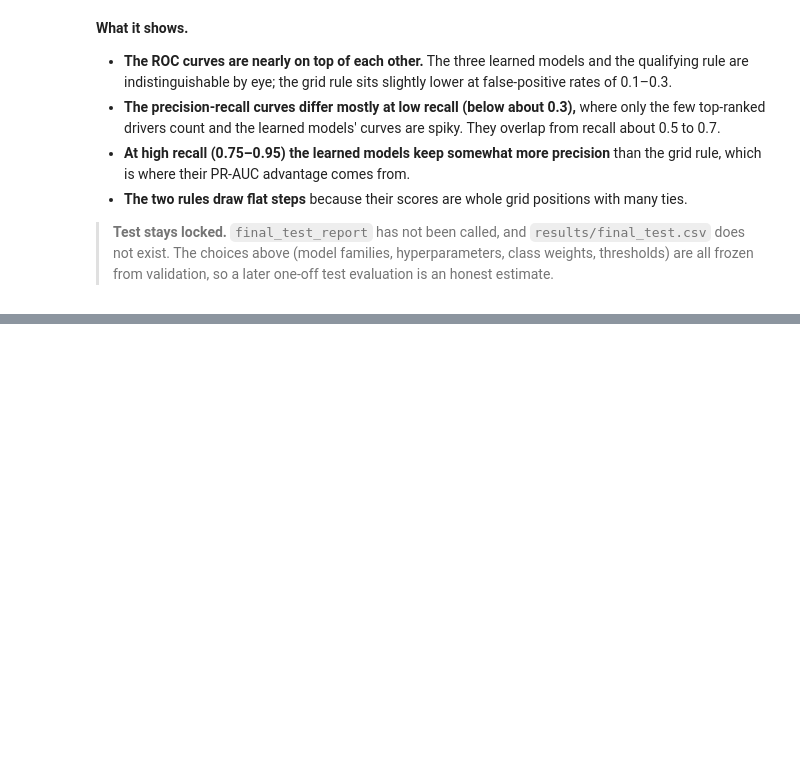
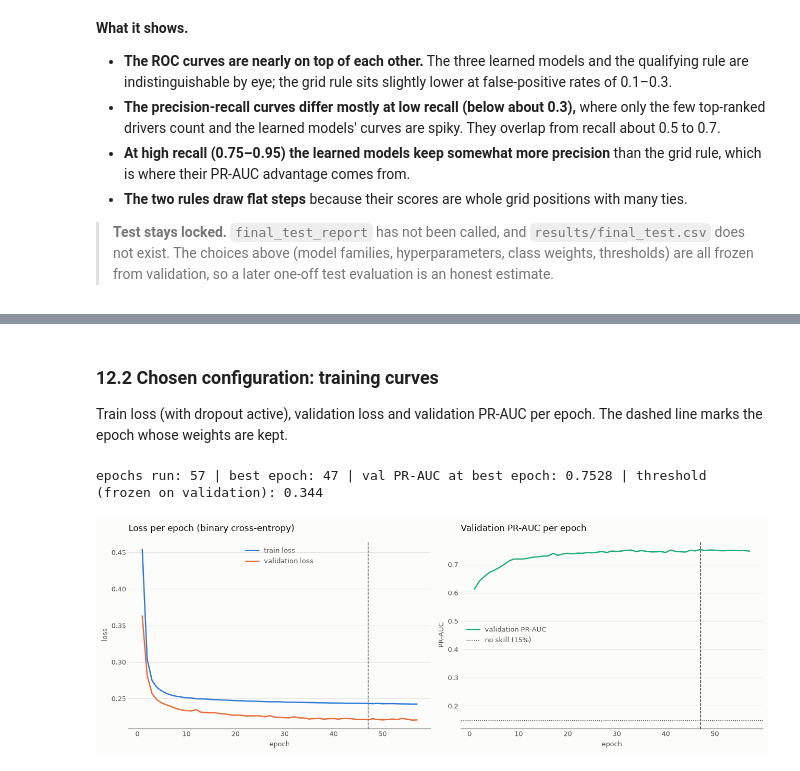
Before and after one commit to YShimy/f1-podium, a Jupyter notebook: notebooks/milestone1.ipynb, the cells around one changed output, grey strips where cells are left out. Saved outputs shown, nothing was run; the diff lists cells and outputs as text; code cells hidden in the pictures; blank space fills up the shorter version.

```diff
--- a/notebooks/milestone1.ipynb
+++ b/notebooks/milestone1.ipynb
@@ -3510,0 +3611,19 @@ plt.show()
+# %%
+import torch
+from f1podium.nn import ShallowNNClassifier
+
+print("torch", torch.__version__, "| cuda available:", torch.cuda.is_available(), "| device: cpu")
+nn_table, nn_best = ev.tune_on_validation("neural network", ShallowNNClassifier, config.NN_GRID, meta, X, y,
+                                          fixed=config.NN_FIXED)
+print(f"validation base rate (PR-AUC chance level): {val_base:.3f}")
+print("chosen:", nn_best)
+
+nn_view = nn_table[["param_hidden_sizes", "param_dropout", "param_weight_decay", "param_lr", "val_pr_auc",
+                    "val_roc_auc", "val_f1", "val_precision", "val_recall", "threshold", "train_pr_auc",
+                    "gap_pr_auc", "best_epoch", "epochs_run"]].copy()
+nn_view.insert(0, "chosen", np.where(nn_table["chosen"], "◄ chosen", ""))
+nn_view["param_hidden_sizes"] = nn_view["param_hidden_sizes"].map(lambda t: "x".join(map(str, t)))
+nn_view.columns = [c.replace("param_", "") for c in nn_view.columns]
+fmt = {c: "{:.3f}" for c in ["val_pr_auc", "val_roc_auc", "val_f1", "val_precision", "val_recall", "threshold",
+                             "train_pr_auc", "gap_pr_auc"]}
+display(nn_view.style.format(fmt).apply(lambda r: ["font-weight: bold" if r["chosen"] else "" for _ in r], axis=1))
@@ -3510,0 +3664,30 @@ plt.show()
+# %% [markdown]
+### 12.2 Chosen configuration: training curves
+
+Train loss (with dropout active), validation loss and validation PR-AUC per epoch. The dashed line marks the epoch whose
+weights are kept.
+# %%
+nn_final = ShallowNNClassifier(**nn_best, **config.NN_FIXED)
+nn_row, nn_final, nn_val_scores = ev.evaluate_train_val("neural network", nn_final, meta, X, y)
+h = nn_final.history_
+assert nn_row["best_epoch"] == int(h["val_pr_auc"].idxmax()) + 1
+print(f"epochs run: {len(h)} | best epoch: {nn_final.best_epoch_} | "
+      f"val PR-AUC at best epoch: {h['val_pr_auc'].max():.4f} | threshold (frozen on validation): {nn_row['threshold']:.3f}")
+
+fig, axes = plt.subplots(1, 2, figsize=(13, 4.6), facecolor=plots.SURFACE)
+for ax in axes:
+    ax.set_facecolor(plots.SURFACE)
+    ax.axvline(nn_final.best_epoch_, color=plots.INK_MUTED, linewidth=1, linestyle="--")
+axes[0].plot(h["epoch"], h["train_loss"], color=plots.SERIES[0], linewidth=1.8, label="train loss")
+axes[0].plot(h["epoch"], h["val_loss"], color=plots.SERIES[1], linewidth=1.8, label="validation loss")
+axes[1].plot(h["epoch"], h["val_pr_auc"], color=plots.SERIES[2], linewidth=1.8, label="validation PR-AUC")
+axes[1].axhline(val_base, color=plots.INK_MUTED, linewidth=1, linestyle=":", label=f"no skill ({val_base:.0%})")
+plots.style_axes(axes[0], "Loss per epoch (binary cross-entropy)", xlabel="epoch", ylabel="loss")
+plots.style_axes(axes[1], "Validation PR-AUC per epoch", xlabel="epoch", ylabel="PR-AUC")
+for ax in axes:
+    ax.legend(frameon=False, fontsize=9, labelcolor=plots.INK_MUTED)
+fig.tight_layout()
+plt.show()
+# %% [output]
+epochs run: 57 | best epoch: 47 | val PR-AUC at best epoch: 0.7528 | threshold (frozen on validation): 0.344
+[figure, added]
```
Also changed, not shown: parts of 22 cells of this notebook, 1 other file.
